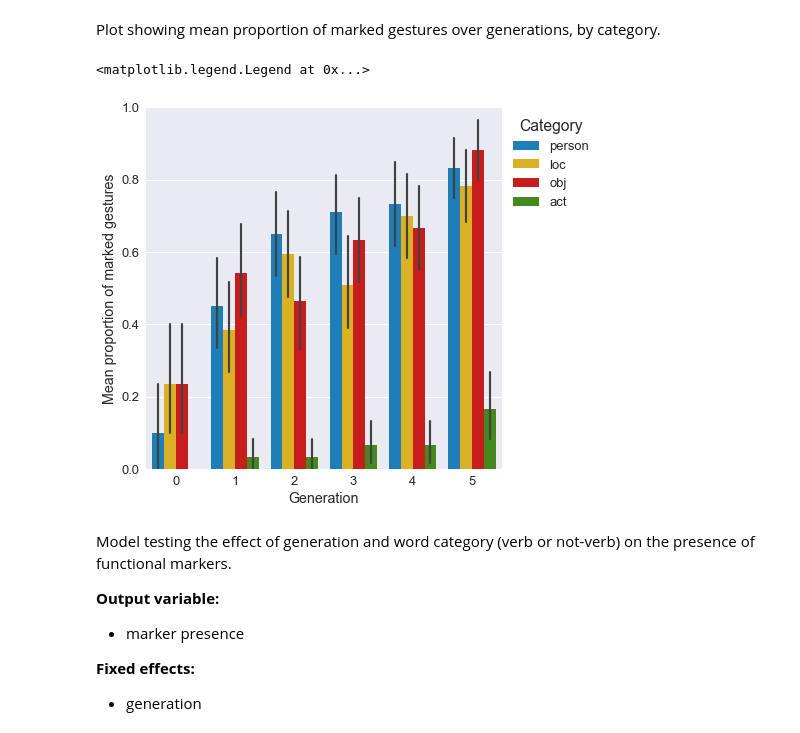
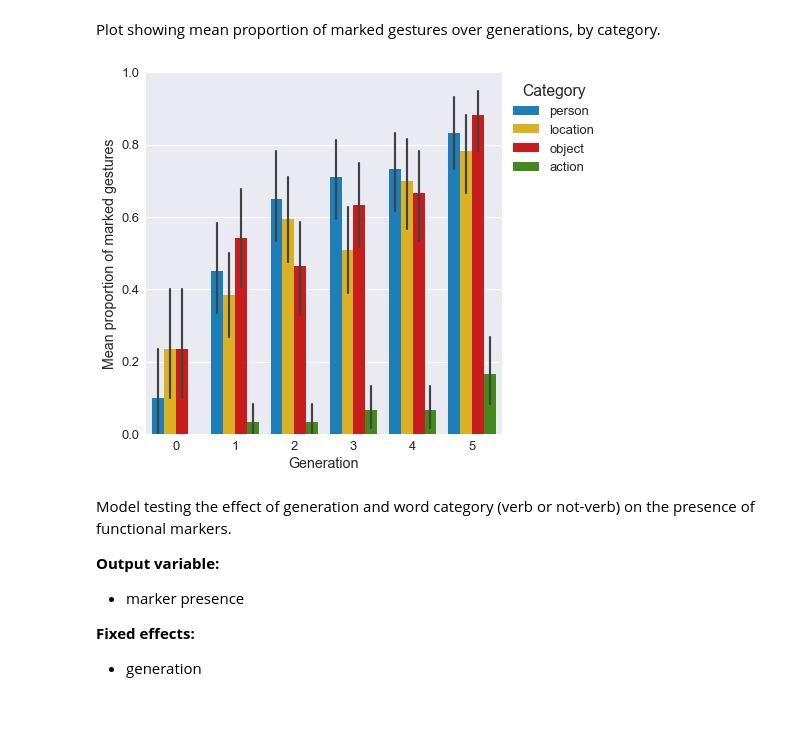
Before and after one commit to ymotamedi/asll-analysis, a Jupyter notebook: notebooks/systematicity_results.ipynb, the cells around one changed output. Drawn from its saved outputs; the diff is of its cells as text; code cells hidden in the pictures.

Commit message:
run marker plots with full legend

```diff
--- a/notebooks/systematicity_results.ipynb
+++ b/notebooks/systematicity_results.ipynb
@@ -60,6 +57,13 @@ bin_dict={'y': 1, 'n': 0}
 ex1['markerPres'] = ex1['markerPres'].replace(bin_dict)
 ex2['markerPres'] = ex2['markerPres'].replace(bin_dict)
 ex3['markerPres'] = ex3['markerPres'].replace(bin_dict)
+# %%
+cat_dict = {'loc': 'location', 'obj': 'object',
+           'act': 'action'}
+
+ex1['ent_type'] = ex1['ent_type'].replace(cat_dict)
+ex2['ent_type'] = ex2['ent_type'].replace(cat_dict)
+ex3['ent_type'] = ex3['ent_type'].replace(cat_dict)
 # %%
 # order in which to present conditions
 
@@ -91,14 +95,13 @@ Plot showing mean proportion of marked gestures over generations, by category.
 # %%
 mPres_ex1 = sns.factorplot(x='generation', y='markerPres', hue='ent_type', data=ex1,
                           legend=False, kind='bar', size=6, aspect=1, palette=cat_colours,
-                          hue_order=['person', 'loc', 'obj', 'act'])
+                          hue_order=['person', 'location', 'object', 'action'])
 
 mPres_ex1.set(ylim=(0,1), xlabel='Generation', ylabel = 'Mean proportion of marked gestures')
 
 plt.legend(title='Category', bbox_to_anchor=(1,1))
 # %% [output]
-<matplotlib.legend.Legend at 0x...>
-[figure, old version]
+[figure, new version]
 # %% [markdown]
 Model testing the effect of generation and word category (verb or not-verb) on the presence of functional markers.
 
```
Also changed, not shown: parts of 3 cells of this notebook, 1 other file.
